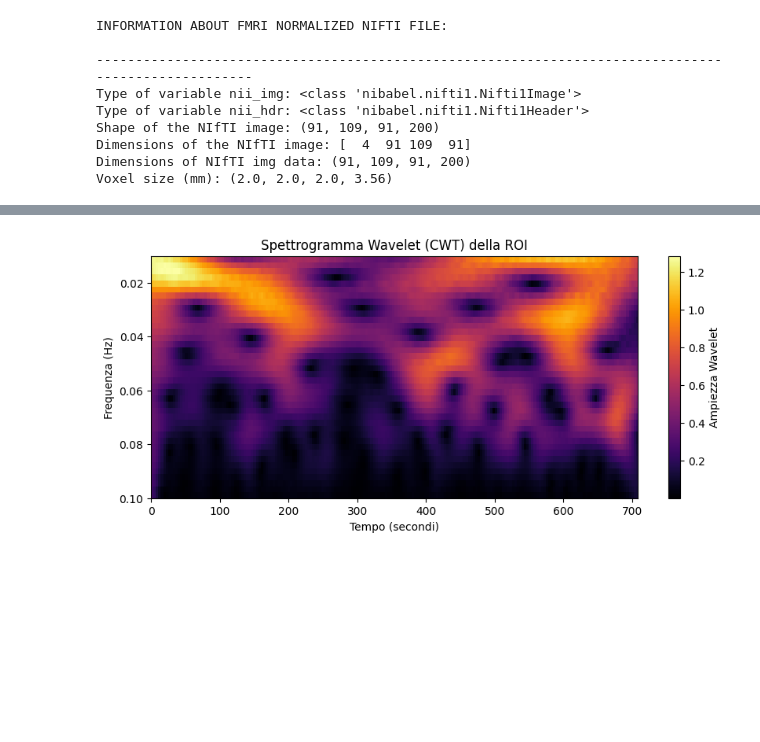
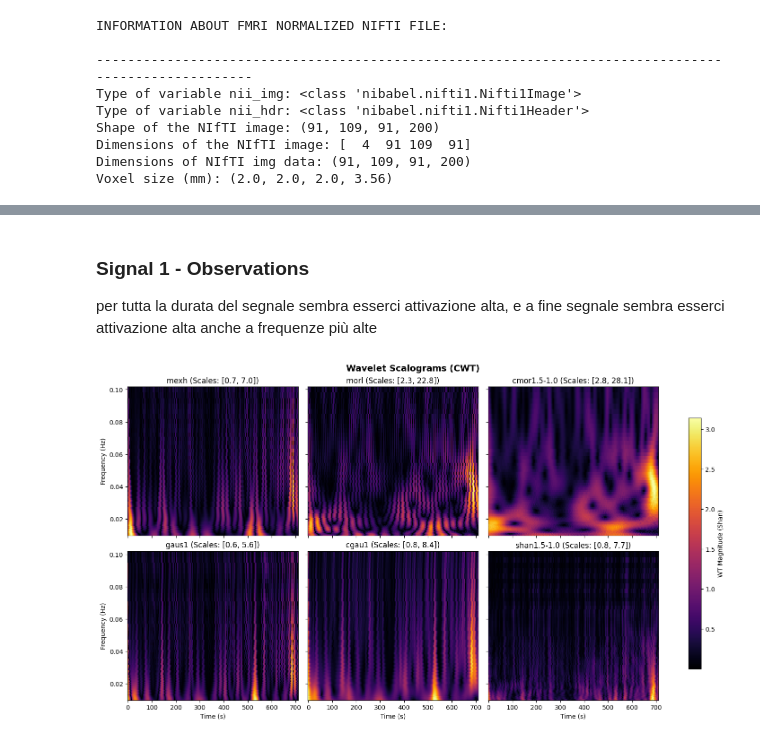
Before and after one commit to tommydelu/MRI-analysis-pipeline, a Jupyter notebook: 4_wavelet_analysis.ipynb, the cells around one changed output, grey strips where cells are left out. Cells and saved outputs as stored; diff of their text form; code cells hidden in the pictures; blank space fills up the shorter version.

```diff
--- a/4_wavelet_analysis.ipynb
+++ b/4_wavelet_analysis.ipynb
@@ -60,30 +53,7 @@ Usa questo range nel tuo CWT: da 2.81 a 28.09
-# %%
-signal_1 = signals[:,1]
-signal_1 = signals[:,2]
-
-from scipy.signal import detrend
-
-# Rimuove il drift lineare e centra a zero
-signal_clean = detrend(signal_1)
-signal_clean = (signal_clean - np.mean(signal_clean)) / np.std(signal_clean)
-
-cwtmatr, freqs = pywt.cwt(signal_clean, scales=scales, wavelet=wavelet_name, sampling_period=TR)
-cwt_magnitude = np.abs(cwtmatr)
-
-time_seconds = np.arange(len(signal_clean)) * TR
-
-plt.figure(figsize=(10, 4))
-plt.imshow(
-    cwt_magnitude,
-    extent=[time_seconds[0], time_seconds[-1], freqs[-1], freqs[0]],
-    aspect="auto",
-    cmap="inferno",
-)
-plt.gca().invert_yaxis()  # Mette le basse frequenze in basso e le alte in alto
-plt.colorbar(label="Ampiezza Wavelet")
-plt.xlabel("Tempo (secondi)")
-plt.ylabel("Frequenza (Hz)")
-plt.title("Spettrogramma Wavelet (CWT) della ROI")
-plt.show()
-# %% [output]
-[figure, removed]
+# %% [markdown]
+### Signal 1 - Observations
+per tutta la durata del segnale sembra esserci attivazione alta, e a fine segnale sembra esserci attivazione alta anche a frequenze più alte
+# %%
+applyAndCompareWTMethods(signals[:,1], TR, freqs_range)
+# %% [output]
+[figure, added]
```
Also changed, not shown: parts of 10 cells of this notebook, 2 other files.
